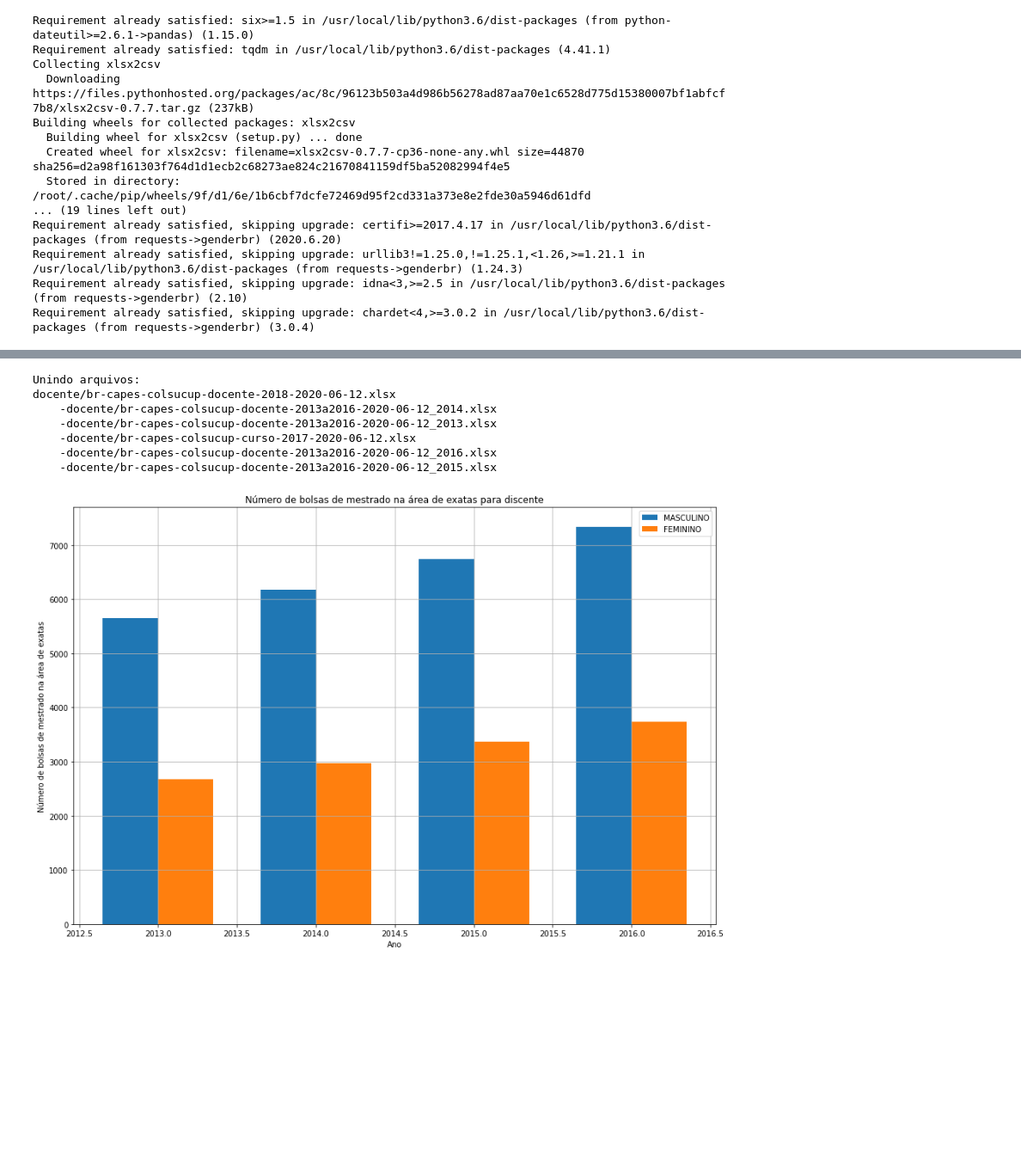
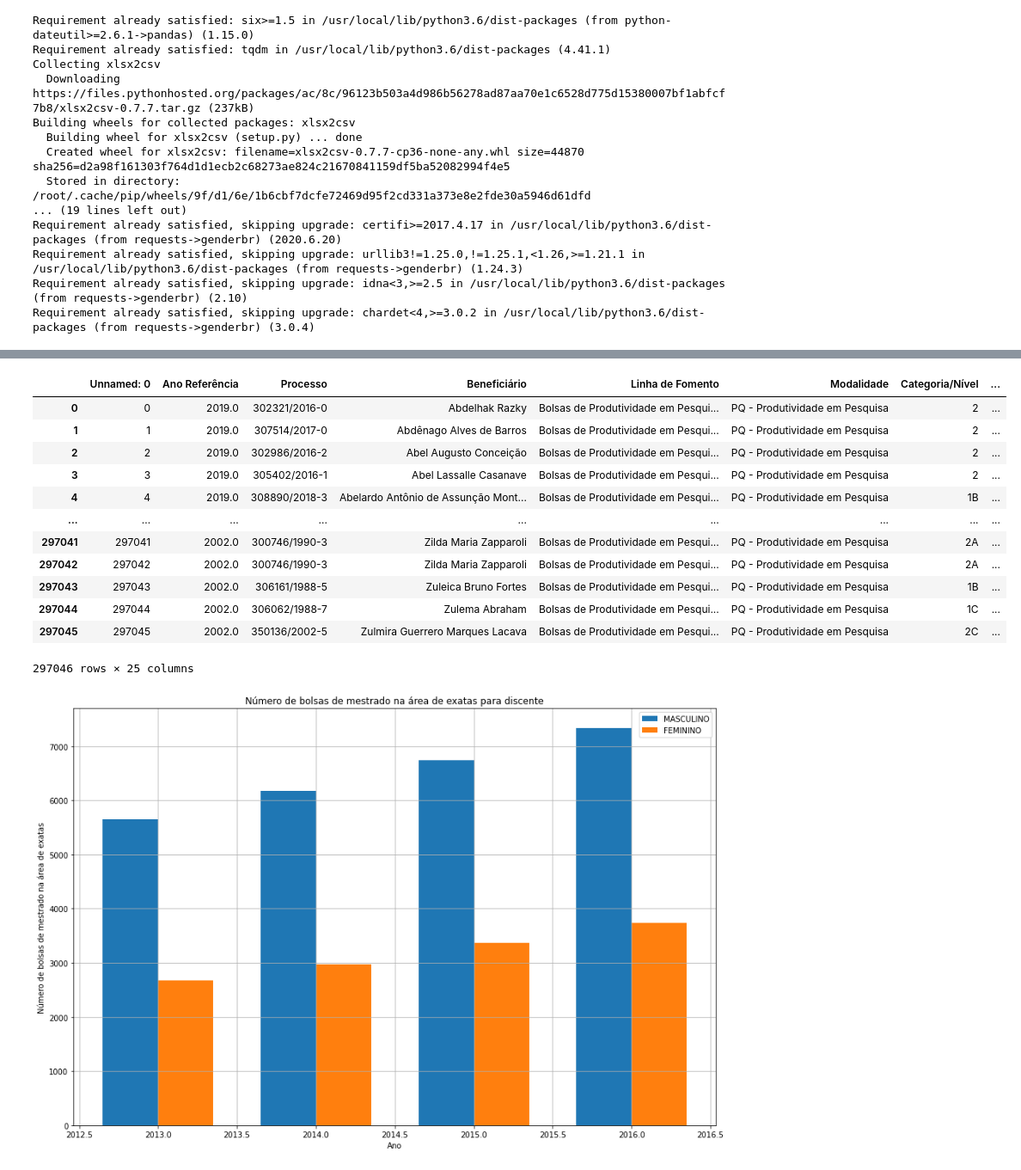
Before and after one commit to guilhermecgs/apdoac, a Jupyter notebook: apdoac.ipynb, the cells around one changed output, grey strips where cells are left out. Shown at 86% size. Drawn from its saved outputs; the diff is of its cells as text; code cells hidden in the pictures; blank space fills up the shorter version.

```diff
--- a/apdoac.ipynb
+++ b/apdoac.ipynb
@@ -88,0 +82,4 @@ discente/br-capes-colsucup-discentes-2013a2016-2020-06-12_2013.xlsx
+# %%
+df_pq = concat('*.xlsx')
+df_discentes = concat('discente/*.xlsx')
+df_docentes = concat('docente/*.xlsx')
@@ -89,3 +102,19 @@ discente/br-capes-colsucup-discentes-2013a2016-2020-06-12_2013.xlsx
+# %%
+df_pq
+# %% [output]
+|  | Unnamed: 0 | Ano Referência | Processo | Beneficiário | Linha de Fomento | Modalidade | Categoria/Nível | ... |
+| 0 | 0 | 2019.0 | 302321/2016-0 | Abdelhak Razky | Bolsas de Produtividade em Pesqui... | PQ - Produtividade em Pesquisa | 2 | ... |
+| 1 | 1 | 2019.0 | 307514/2017-0 | Abdênago Alves de Barros | Bolsas de Produtividade em Pesqui... | PQ - Produtividade em Pesquisa | 2 | ... |
+| 2 | 2 | 2019.0 | 302986/2016-2 | Abel Augusto Conceição | Bolsas de Produtividade em Pesqui... | PQ - Produtividade em Pesquisa | 2 | ... |
+| 3 | 3 | 2019.0 | 305402/2016-1 | Abel Lassalle Casanave | Bolsas de Produtividade em Pesqui... | PQ - Produtividade em Pesquisa | 2 | ... |
+| 4 | 4 | 2019.0 | 308890/2018-3 | Abelardo Antônio de Assunção Mont... | Bolsas de Produtividade em Pesqui... | PQ - Produtividade em Pesquisa | 1B | ... |
+| ... | ... | ... | ... | ... | ... | ... | ... | ... |
+| 297041 | 297041 | 2002.0 | 300746/1990-3 | Zilda Maria Zapparoli | Bolsas de Produtividade em Pesqui... | PQ - Produtividade em Pesquisa | 2A | ... |
+| 297042 | 297042 | 2002.0 | 300746/1990-3 | Zilda Maria Zapparoli | Bolsas de Produtividade em Pesqui... | PQ - Produtividade em Pesquisa | 2A | ... |
+| 297043 | 297043 | 2002.0 | 306161/1988-5 | Zuleica Bruno Fortes | Bolsas de Produtividade em Pesqui... | PQ - Produtividade em Pesquisa | 1B | ... |
+| 297044 | 297044 | 2002.0 | 306062/1988-7 | Zulema Abraham | Bolsas de Produtividade em Pesqui... | PQ - Produtividade em Pesquisa | 1C | ... |
+| 297045 | 297045 | 2002.0 | 350136/2002-5 | Zulmira Guerrero Marques Lacava | Bolsas de Produtividade em Pesqui... | PQ - Produtividade em Pesquisa | 2C | ... |
+297046 rows × 25 columns
 # %%
 %matplotlib inline
 
@@ -166,14 +206,4 @@ def por_curso(df, grau='MESTRADO'):
 
   for p in ax.patches:
     ax.annotate(str(int(p.get_height())) + '%', (p.get_x() * 1.005, p.get_height() * 1.005))
-# %%
-df_docentes = concat('docente/*.xlsx')
-# %% [output]
-Unindo arquivos:
-docente/br-capes-colsucup-docente-2018-2020-06-12.xlsx
-    -docente/br-capes-colsucup-docente-2013a2016-2020-06-12_2014.xlsx
-    -docente/br-capes-colsucup-docente-2013a2016-2020-06-12_2013.xlsx
-    -docente/br-capes-colsucup-curso-2017-2020-06-12.xlsx
-    -docente/br-capes-colsucup-docente-2013a2016-2020-06-12_2016.xlsx
-    -docente/br-capes-colsucup-docente-2013a2016-2020-06-12_2015.xlsx
 # %%
```
Also changed, not shown: parts of 5 cells of this notebook.
